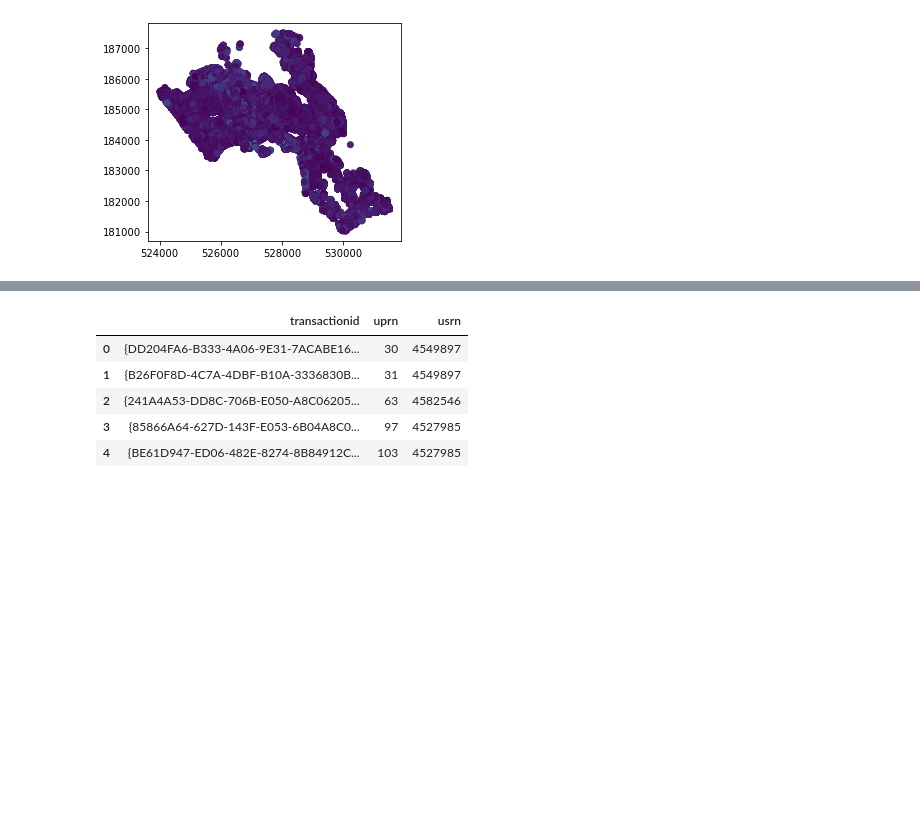
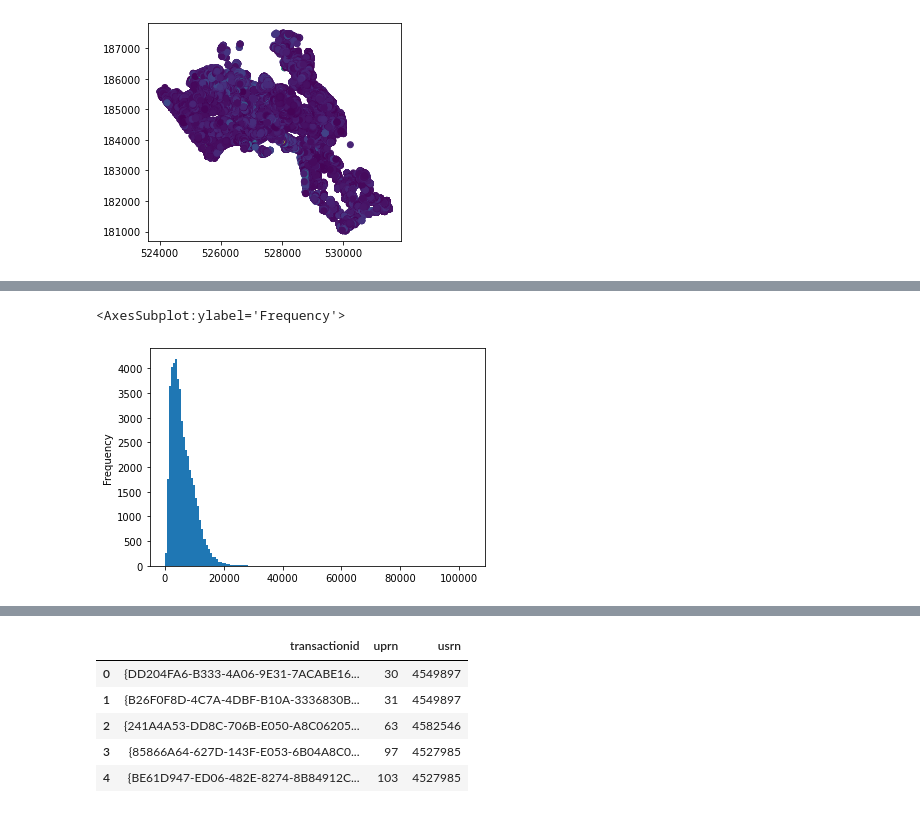
Before and after one commit to MHathorn/DSSS_Assessment, a Jupyter notebook: Real_Assessment.ipynb, the cells around one changed output, grey strips where cells are left out. Saved outputs shown, nothing was run; the diff lists cells and outputs as text; code cells hidden in the pictures; blank space fills up the shorter version.

```diff
--- a/Real_Assessment.ipynb
+++ b/Real_Assessment.ipynb
@@ -226,0 +240,3 @@ camden_merge.plot(column = 'priceper')
+# %%
+raw = camden_merge[['priceper','CURRENT_ENERGY_EFFICIENCY', 'UPRN']].set_index('UPRN').copy()
+raw.head()
@@ -226,0 +263,5 @@ camden_merge.plot(column = 'priceper')
+# %%
+raw.priceper.plot.hist(bins=150)
+# %% [output]
+<AxesSubplot:ylabel='Frequency'>
+[figure, added]
```
Also changed, not shown: parts of 30 cells of this notebook, 1 other file.
